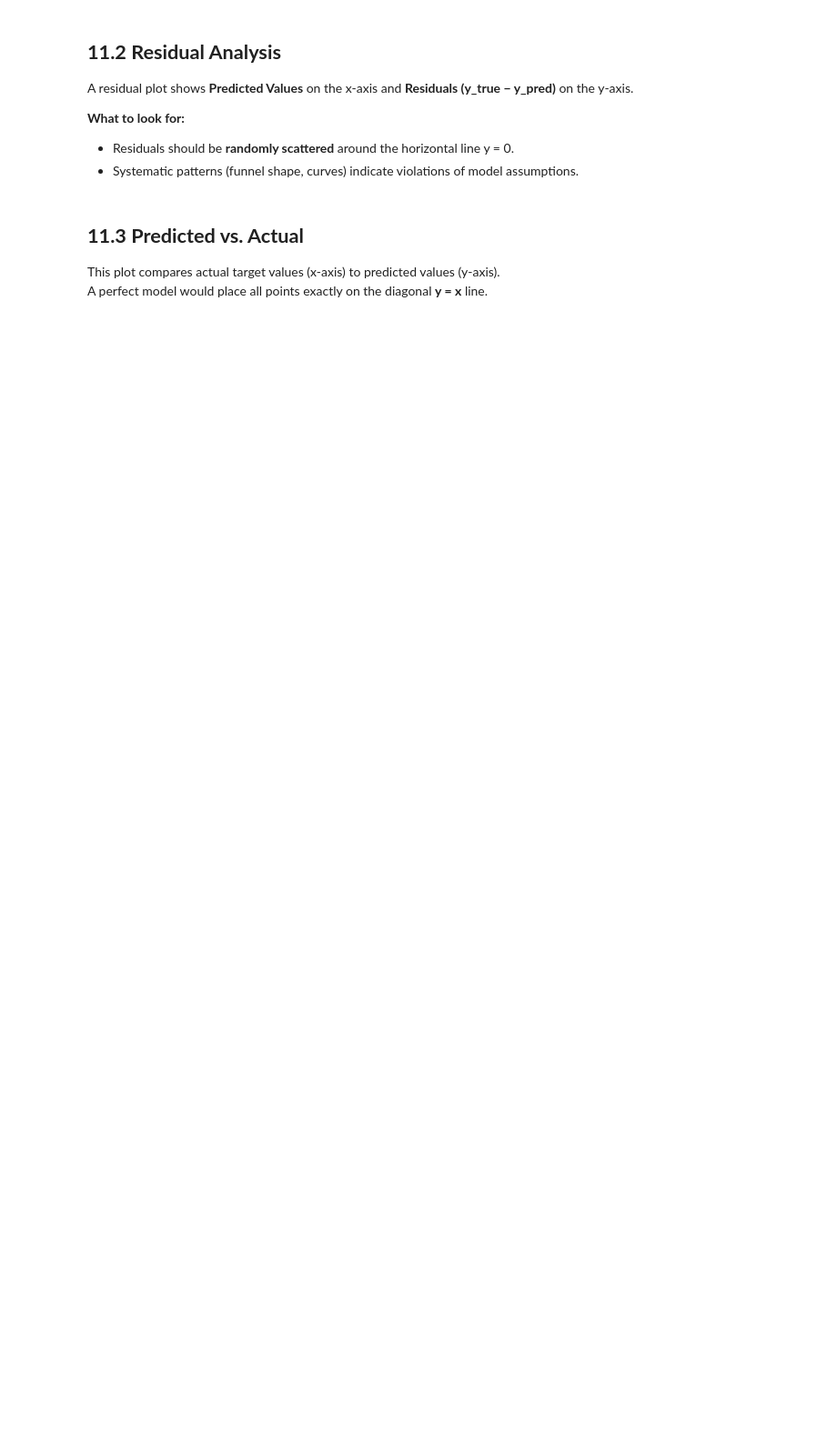
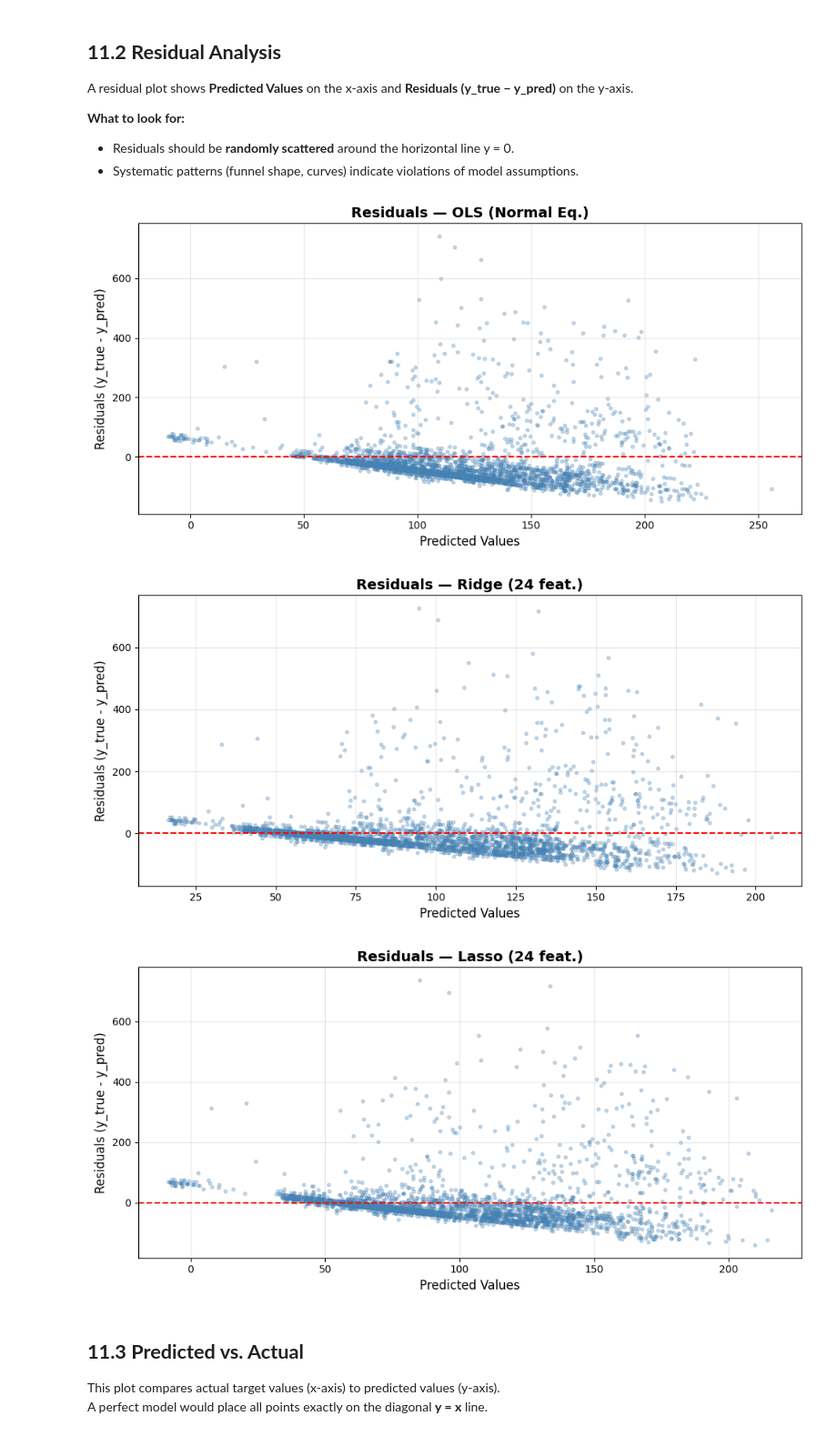
Before and after one commit to ThanhChuong12/Supervised-Learning-Regression-Classification, a Jupyter notebook: code/Part1_Regression/02_modeling.ipynb, the cells around one changed output. Shown at 91% size. Cells and saved outputs as stored; diff of their text form; code cells hidden in the pictures; blank space fills up the shorter version.

```diff
--- a/code/Part1_Regression/02_modeling.ipynb
+++ b/code/Part1_Regression/02_modeling.ipynb
@@ -1591,15 +1594,22 @@ A residual plot shows **Predicted Values** on the x-axis and **Residuals (y_true
 - Systematic patterns (funnel shape, curves) indicate violations of model assumptions.
 # %%
 # Residual plots for key models on the TEST set
+
+Phi_test_original = add_bias(X_test_raw.values)
+
 models_for_residuals = {
-    'OLS (Normal Eq.)': (Phi_test, w_ols),
+    'OLS (Normal Eq.)': (Phi_test_original, w_ols),
     'Ridge (24 feat.)': (Phi_test_sel, w_ridge_final),
     'Lasso (24 feat.)': (Phi_test_sel, w_lasso_final),
 }
 
 for name, (Phi, w) in models_for_residuals.items():
     y_pred = predict(Phi, w)
     plot_residuals(y_test, y_pred, title=f'Residuals — {name}')
+# %% [output]
+[figure, added]
+[figure, added]
+[figure, added]
 # %% [markdown]
 ## **11.3 Predicted vs. Actual**
 
```
Also changed, not shown: parts of 19 cells of this notebook, 1 other file.
